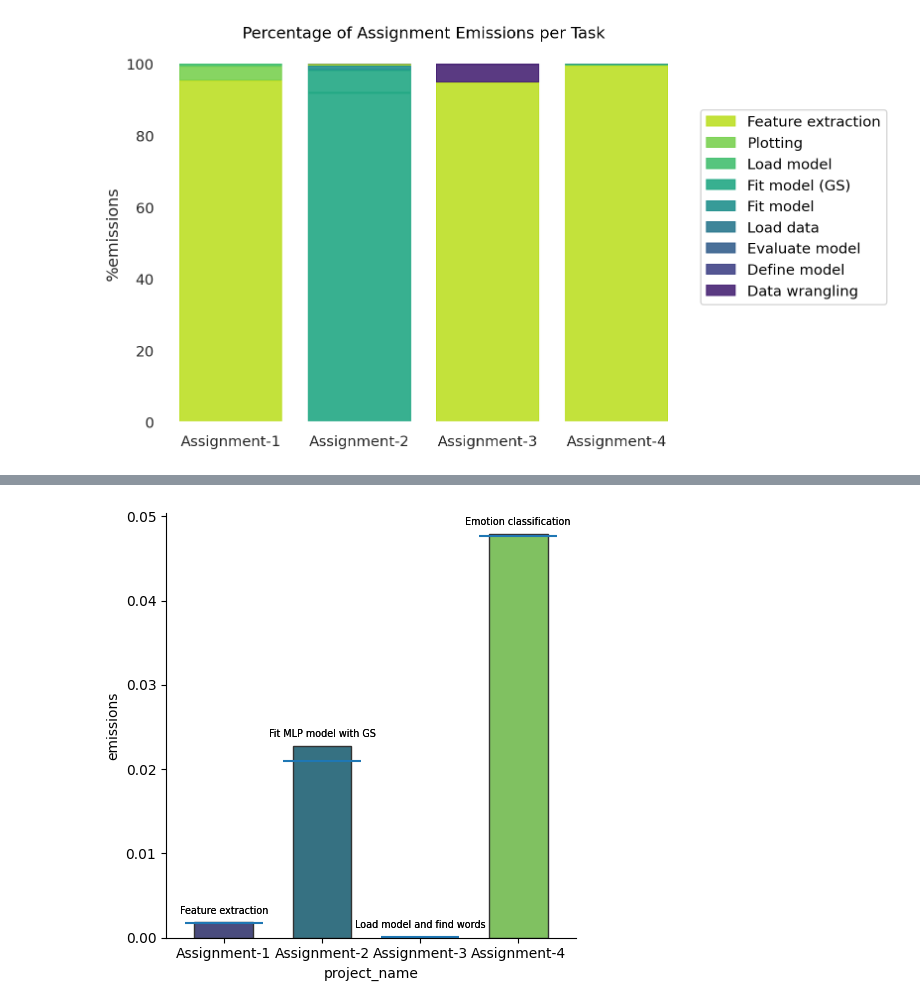
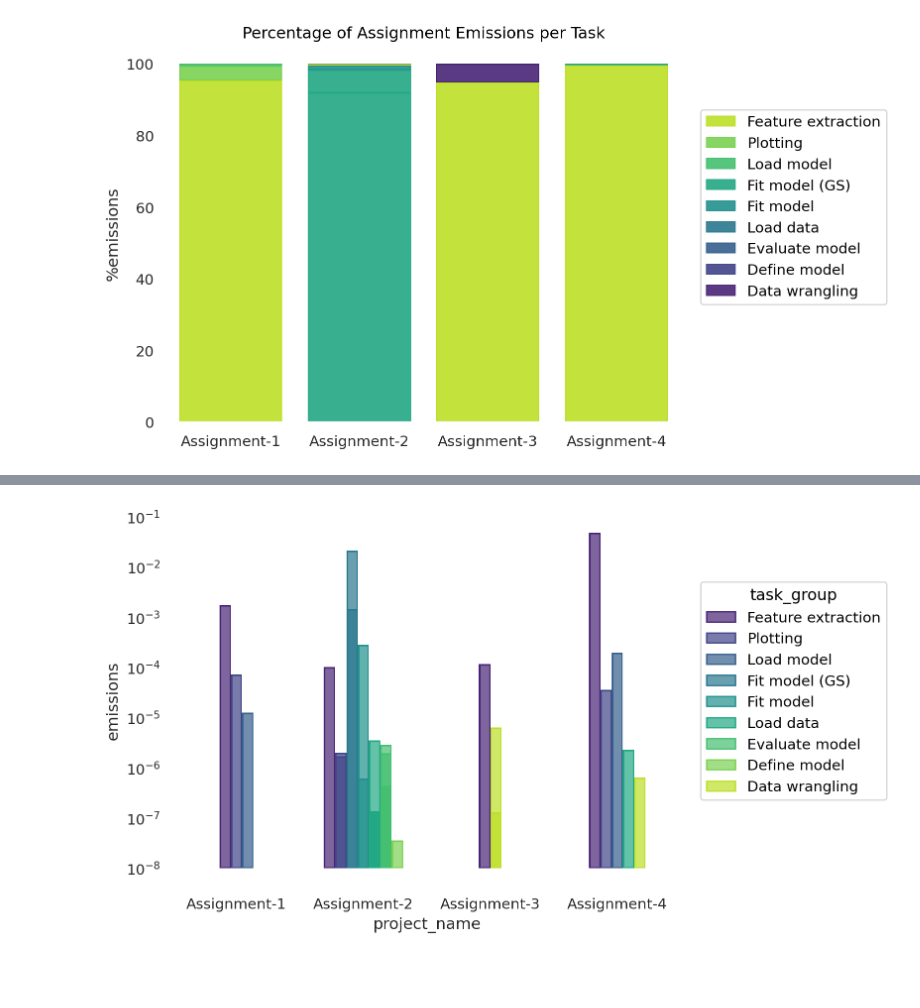
Before and after one commit to lrahbek/cds-lang-assignments, a Jupyter notebook: assignment-5/emissions.ipynb, the cells around one changed output, grey strips where cells are left out. Cells and saved outputs as stored; diff of their text form; code cells hidden in the pictures; blank space fills up the shorter version.

Commit message:
a5 plots

```diff
--- a/assignment-5/emissions.ipynb
+++ b/assignment-5/emissions.ipynb
@@ -89,6 +89,7 @@ plt.savefig("plots/total_emissions.png", bbox_inches='tight')
 The task level emissions are shown as a percentage of the total emission from the individual assignment.
 # %%
 emissions['percent_emissions'] = emissions['emissions'] / emissions.groupby('project_name')['emissions'].transform('sum')*100
+emissions['percent_duration'] = emissions['duration'] / emissions.groupby('project_name')['duration'].transform('sum')*100
 emissions = emissions.sort_values(by= ["project_name", "percent_emissions"], ascending=[True, False]).reset_index(drop=True)
 p = so.Plot(emissions, x="project_name",  y="percent_emissions", color="task_group").add(so.Bar(edgewidth=0.7, alpha = 0.9, edgealpha=1), so.Stack()).scale(color =sns.mpl_palette("viridis_r", 9))
 p = p.theme({"axes.facecolor": "w"})
@@ -119,31 +100,11 @@ max_task["emissions"] = emissions_total["emissions"]
-# %%
-sns.catplot(data=emissions_total,
-            x="project_name",
-            y="emissions",
-            hue = "project_name",
-            kind="bar",
-            palette = sns.mpl_palette("viridis", 4),
-            edgecolor = "0.2",
-            width = 0.6)
-for task in range(0,4):
-     plt.text(max_task.project_name[task],
-              max_task.emissions[task]+0.001,
-              max_task.task_name[task],
-              horizontalalignment='center',
-              size='x-small',
-              color='black',
-              weight='light')
-for task in range(0,4):
-     plt.text(max_task.project_name[task],
-              max_task.emissions[task]+0.001,
-              max_task.task_name[task],
-              horizontalalignment='center',
-              size='x-small',
-              color='black',
-              weight='light')
-for task in range(0,4):
-     plt.hlines(max_task.emissions_task[task],
-                task-0.4,
-                task+0.4)
-# %% [output]
-[figure, removed]
+# %%
+p = (
+    so.Plot(emissions, x="project_name",  y="emissions", color="task_group")
+    .add(so.Bar(baseline=0.00000001), so.Dodge(gap=0, empty= "drop"))
+    .scale(color =sns.mpl_palette("viridis", 9))
+    .theme({"axes.facecolor": "w"})
+    .scale(y="log")
+    .share(x = False)
+);p
+# %% [output]
+[figure, added]
```
Also changed, not shown: parts of 6 cells of this notebook.
